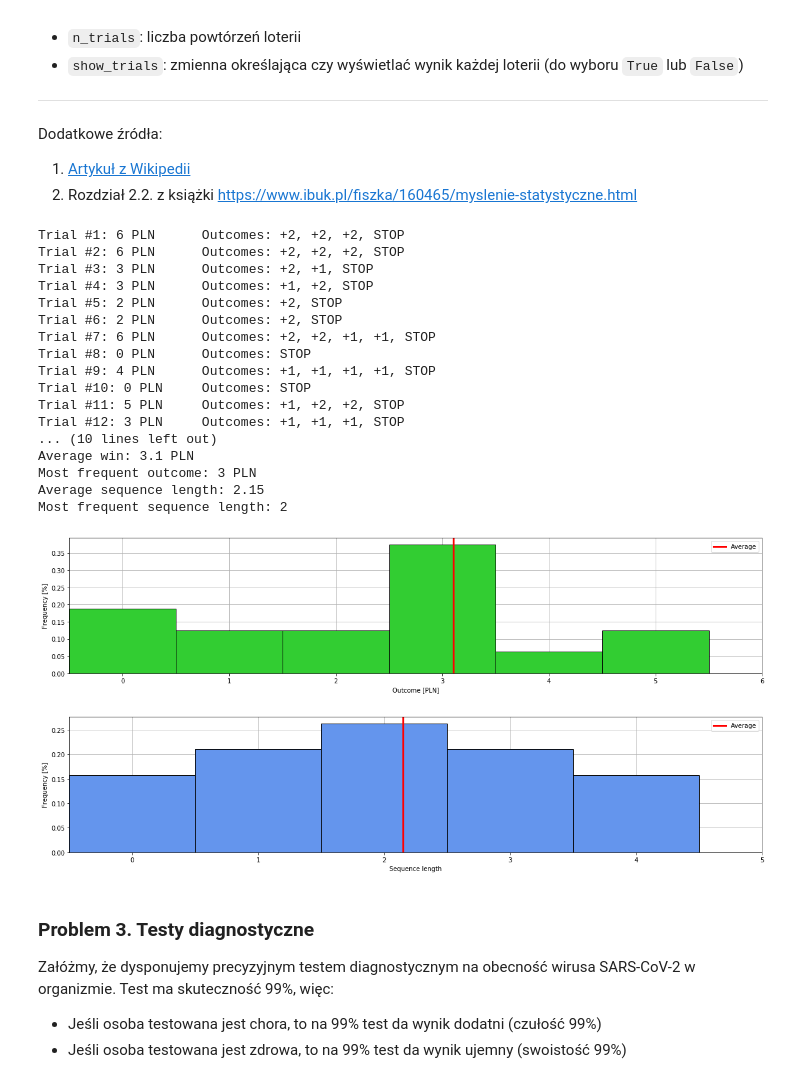
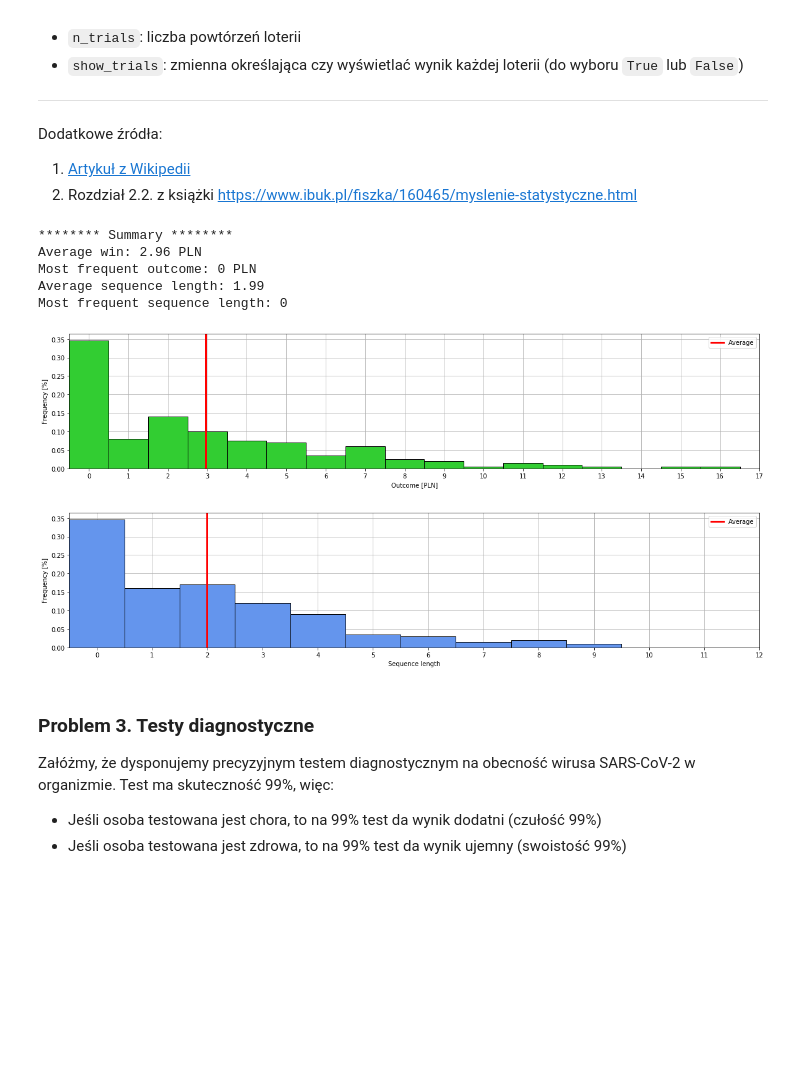
Before and after one commit to kbonna/sirp_materials, a Jupyter notebook: z1_zagadki_symulacje.ipynb, the cells around one changed output. Cells and saved outputs as stored; diff of their text form; code cells hidden in the pictures; blank space fills up the shorter version.

```diff
--- a/z1_zagadki_symulacje.ipynb
+++ b/z1_zagadki_symulacje.ipynb
@@ -25,9 +25,9 @@ Dodatkowe źródła:
 # %%
 ### Modify this part ##########################################################
 
-n_trials = 20
-strategy = 'switch' # 'stay' or 'switch'
-show_trials = True
+n_trials = 200
+strategy = 'stay' # 'stay' or 'switch'
+show_trials = False
 
 ###############################################################################
 import random
@@ -165,8 +151,8 @@ Dodatkowe źródła:
 # %%
 ### Modify this part ##########################################################
 
-n_trials = 20
-show_trials = True
+n_trials = 200
+show_trials = False
 
 ###############################################################################
 from random import randint
@@ -193,52 +179,40 @@ for trial in range(1, n_trials+1):
         print(f'Trial #{trial}: {sum(money)} PLN'.ljust(20, ' '), 'Outcomes:', sequence)
 
 print('')
 print(f' Summary '.center(25, '*'))
 print('Average win:', np.mean(outcomes), 'PLN')
 print('Most frequent outcome:', np.argmax(np.bincount(outcomes)), 'PLN')
 print('Average sequence length:', np.mean(seq_lengths))
 print('Most frequent sequence length:', np.argmax(np.bincount(seq_lengths)), '\n')
 
 # Plotting
 def plot_histogram(data, xlabel, color='limegreen'):
     fig, ax = plt.subplots(figsize=(20, 4), facecolor='w')
 
     ax.hist(data, bins=np.arange(min(data)-.5, max(data)+.5, 1),
             density=True, color=color, edgecolor='k')
     ax.axvline(np.mean(data), color='r', lineWidth=3, label='Average')
 
     ax.set_xlim([-.5, max(data)])
     ax.set_xlabel(xlabel)
     ax.set_ylabel('Frequency [%]')
     ax.set_xticks(np.arange(0, max(data)+1))
 
     ax.set_axisbelow(True)
     ax.grid()
     ax.legend()
     plt.show()
 
 plot_histogram(outcomes, xlabel='Outcome [PLN]')
 plot_histogram(seq_lengths, xlabel='Sequence length', color='cornflowerblue')
 # %% [output]
-Trial #1: 6 PLN      Outcomes: +2, +2, +2, STOP
-Trial #2: 6 PLN      Outcomes: +2, +2, +2, STOP
-Trial #3: 3 PLN      Outcomes: +2, +1, STOP
-Trial #4: 3 PLN      Outcomes: +1, +2, STOP
-Trial #5: 2 PLN      Outcomes: +2, STOP
-Trial #6: 2 PLN      Outcomes: +2, STOP
-Trial #7: 6 PLN      Outcomes: +2, +2, +1, +1, STOP
-Trial #8: 0 PLN      Outcomes: STOP
-Trial #9: 4 PLN      Outcomes: +1, +1, +1, +1, STOP
-Trial #10: 0 PLN     Outcomes: STOP
-Trial #11: 5 PLN     Outcomes: +1, +2, +2, STOP
-Trial #12: 3 PLN     Outcomes: +1, +1, +1, STOP
-... (10 lines left out)
-Average win: 3.1 PLN
-Most frequent outcome: 3 PLN
-Average sequence length: 2.15
-Most frequent sequence length: 2
+******** Summary ********
+Average win: 2.96 PLN
+Most frequent outcome: 0 PLN
+Average sequence length: 1.99
+Most frequent sequence length: 0
-[figure, old version]
+[figure, new version]
-[figure, old version]
+[figure, new version]
 # %% [markdown]
 ### Problem 3. Testy diagnostyczne
 
```
Also changed, not shown: parts of 4 cells of this notebook, 1 other file.
